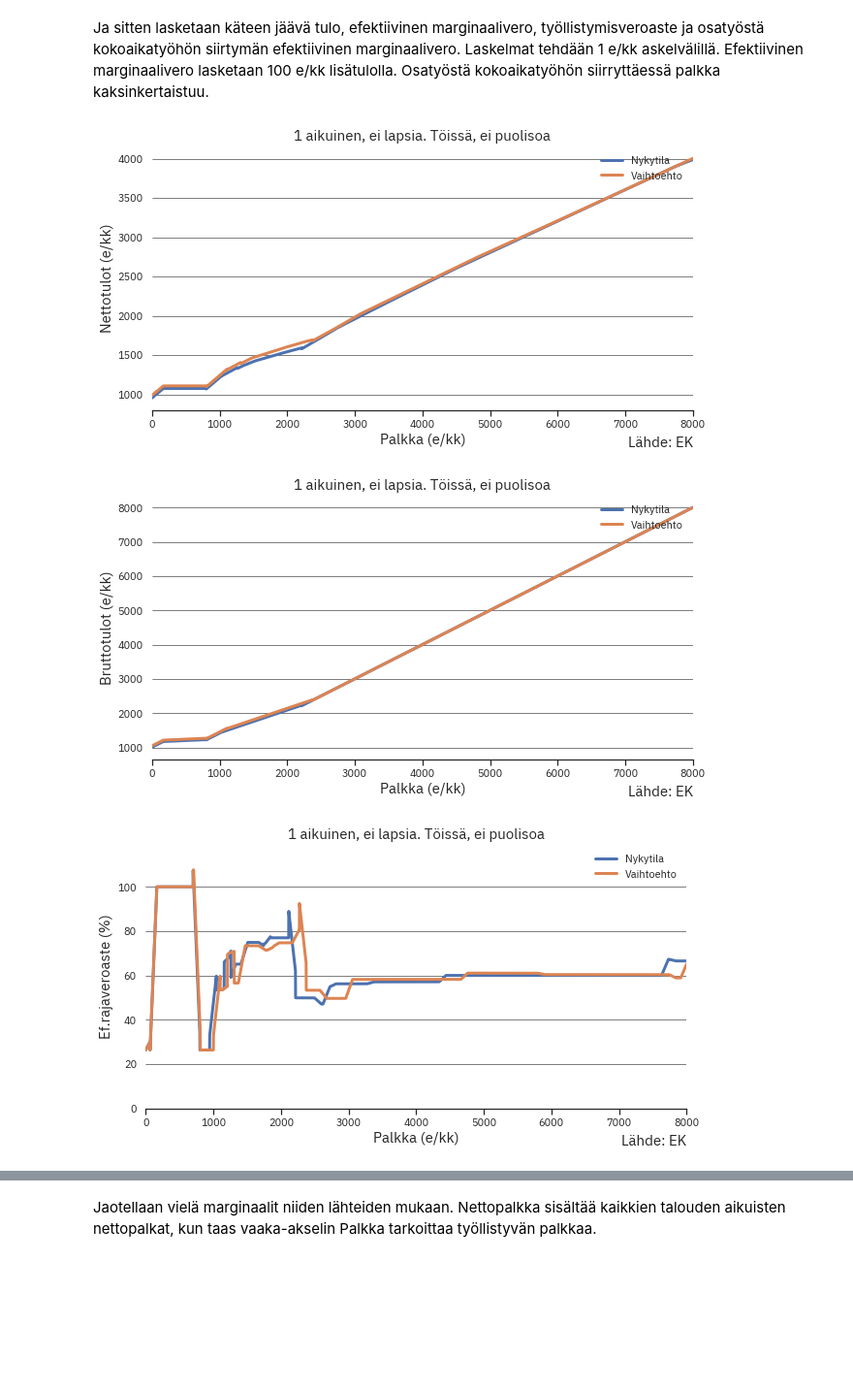
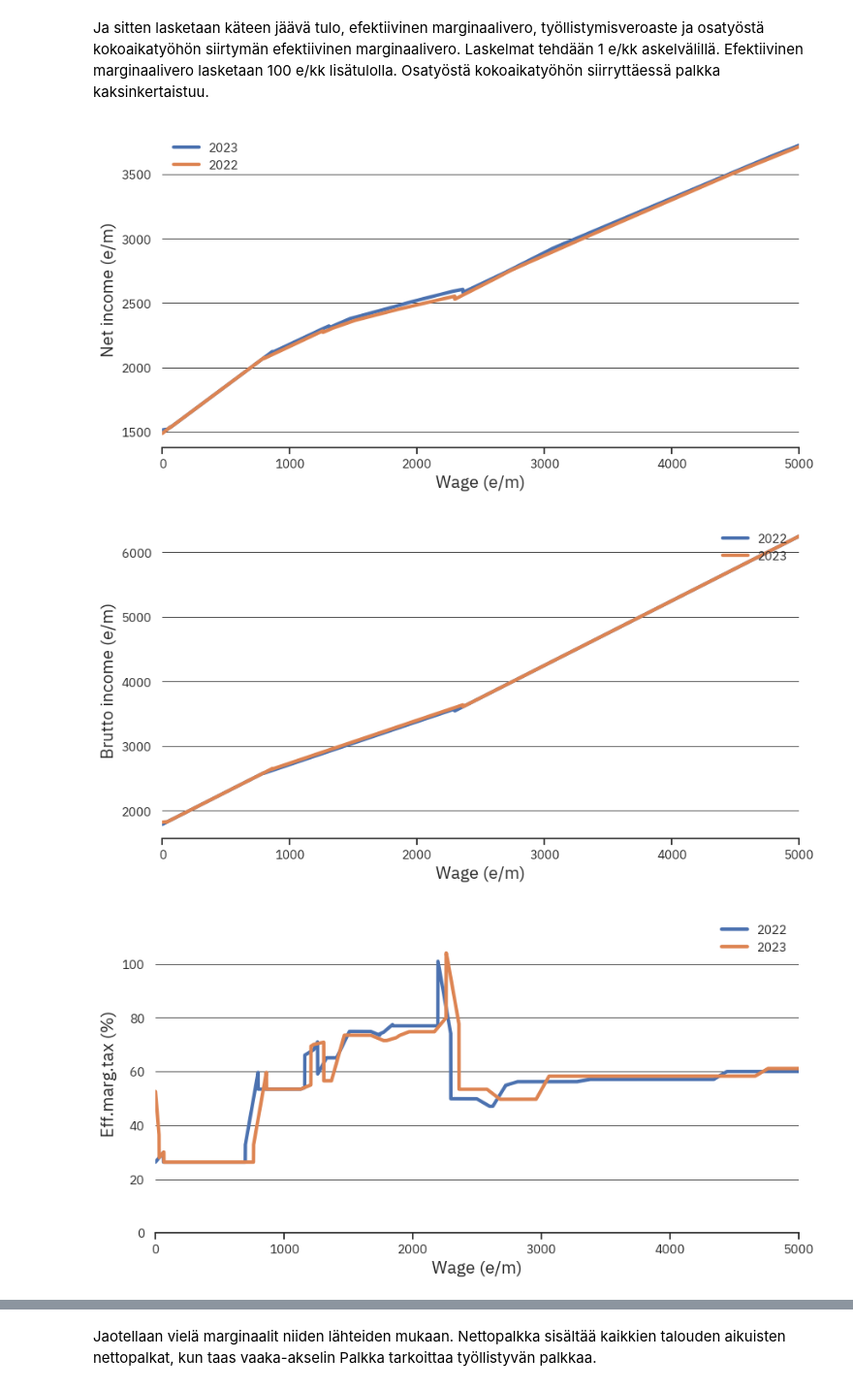
Before and after one commit to ajtanskanen/benefits, a Jupyter notebook: vertailu 2022 2023.ipynb, the cells around one changed output, grey strips where cells are left out. Shown at 97% size. Cells and saved outputs as stored; diff of their text form; code cells hidden in the pictures; blank space fills up the shorter version.

```diff
--- a/vertailu 2022 2023.ipynb
+++ b/vertailu 2022 2023.ipynb
@@ -39,5 +39,5 @@ plt.rcParams['figure.figsize'] = [10, 5]
 
 Laskee työllisyysveroaste, työnteon efektiivisen marginaalivero ja käteen jäävä ansio kirjaston avulla. Valitaan ensin tyyppitapaus. Muuttuja p kertoo tarkat tiedot laskennankohteesta, selite sisältää kuvauksen siitä ja parametri tulosta kehottaa printtaamaan selite:en.
 # %%
-p,selite=fin_benefits.perheparametrit(perhetyyppi=1,tulosta=True)
+p,selite=fin_benefits.perheparametrit(perhetyyppi=60,tulosta=True)
 # %% [output]
@@ -74,22 +74,25 @@ Itse laskenta koostuu kolmesta rivistä koodia. Alustetaan objektia ben kirjasto
 # tarkasteluvuosi
 year2022=2022
 year2023=2023
+language="English"
 
 # Luokka Benefits sisältää etuuskoodin
 ben2022=fin_benefits.Benefits(year=year2022)
 ben2023=fin_benefits.Benefits(year=year2023)
 
 # Luokka Marginals sisältää marginaalien plottausfunktiot
-marg2022=fin_benefits.Marginals(ben2022,year=year2022,incl_alv=include_alv)
-marg2023=fin_benefits.Marginals(ben2023,year=year2023,incl_alv=include_alv)
+marg2022=fin_benefits.Marginals(ben2022,year=year2022,incl_alv=include_alv,language=language)
+marg2023=fin_benefits.Marginals(ben2023,year=year2023,incl_alv=include_alv,language=language)
 # %% [markdown]
 Ja sitten lasketaan käteen jäävä tulo, efektiivinen marginaalivero, työllistymisveroaste ja osatyöstä kokoaikatyöhön siirtymän efektiivinen marginaalivero. Laskelmat tehdään 1 e/kk askelvälillä. Efektiivinen marginaalivero lasketaan 100 e/kk lisätulolla. Osatyöstä kokoaikatyöhön siirryttäessä palkka kaksinkertaistuu.
 # %%
 
 # ja lasketaan & plotataan tulokset
-basenetto,baseeff,basetva,baseosatva,basebrutto=marg2022.laske_ja_plottaa(p,incl_alv=include_alv,plottaa=False)
-_,_,_,_,_=marg2023.laske_ja_plottaa(p,basenetto=basenetto,baseeff=baseeff,basetva=basetva,baseosatva=baseosatva,basebrutto=basebrutto,incl_alv=include_alv)
+basenetto,baseeff,basetva,baseosatva,basebrutto=marg2022.laske_ja_plottaa(p,incl_alv=include_alv,plottaa=False,max_salary=5000)
+_,_,_,_,_=marg2023.laske_ja_plottaa(p,basenetto=basenetto,baseeff=baseeff,basetva=basetva,baseosatva=baseosatva,
+                                    basebrutto=basebrutto,incl_alv=include_alv,
+                                    otsikko="2023",otsikkobase="2022",max_salary=5000,header=False,source=None)
 # %% [output]
-[figure, old version]
+[figure, new version]
-[figure, old version]
+[figure, new version]
-[figure, old version]
+[figure, new version]
```
Also changed, not shown: parts of 5 cells of this notebook, 5 other files.
